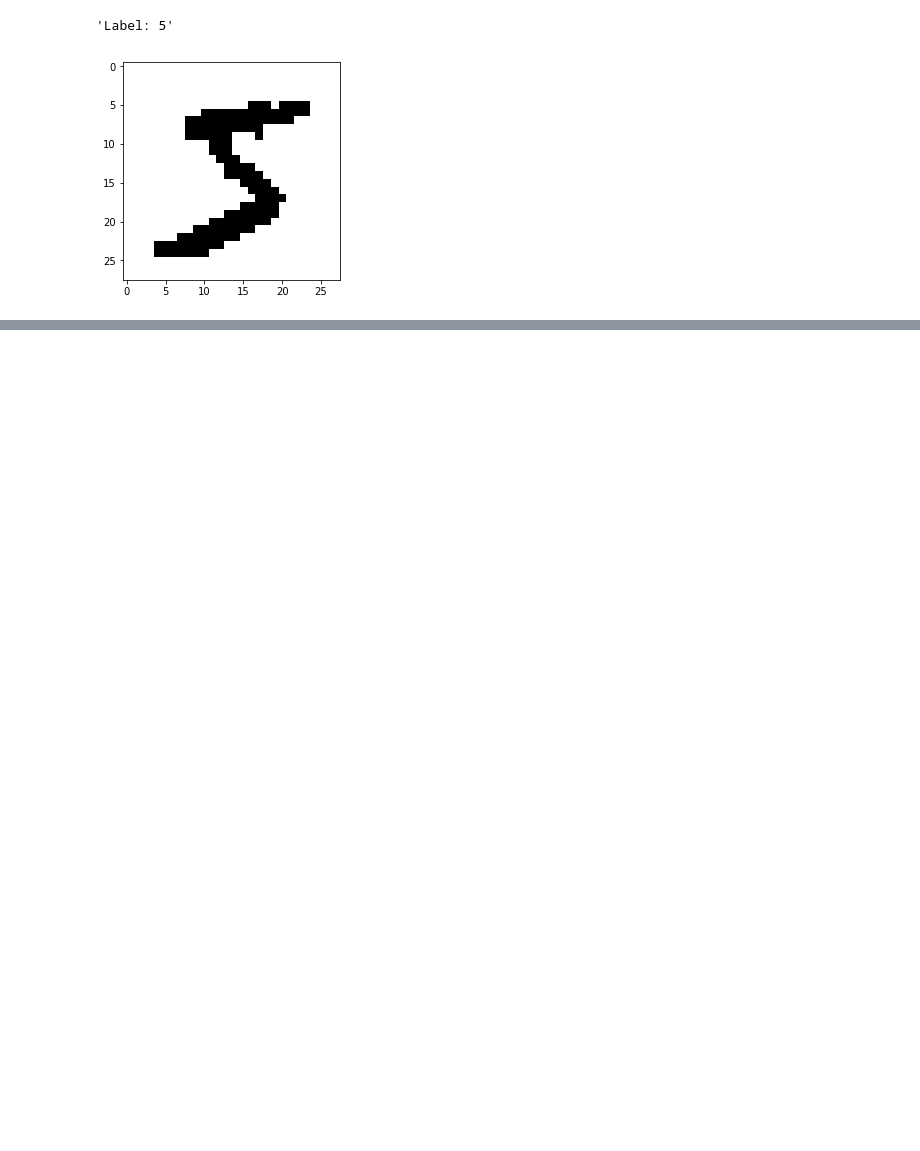
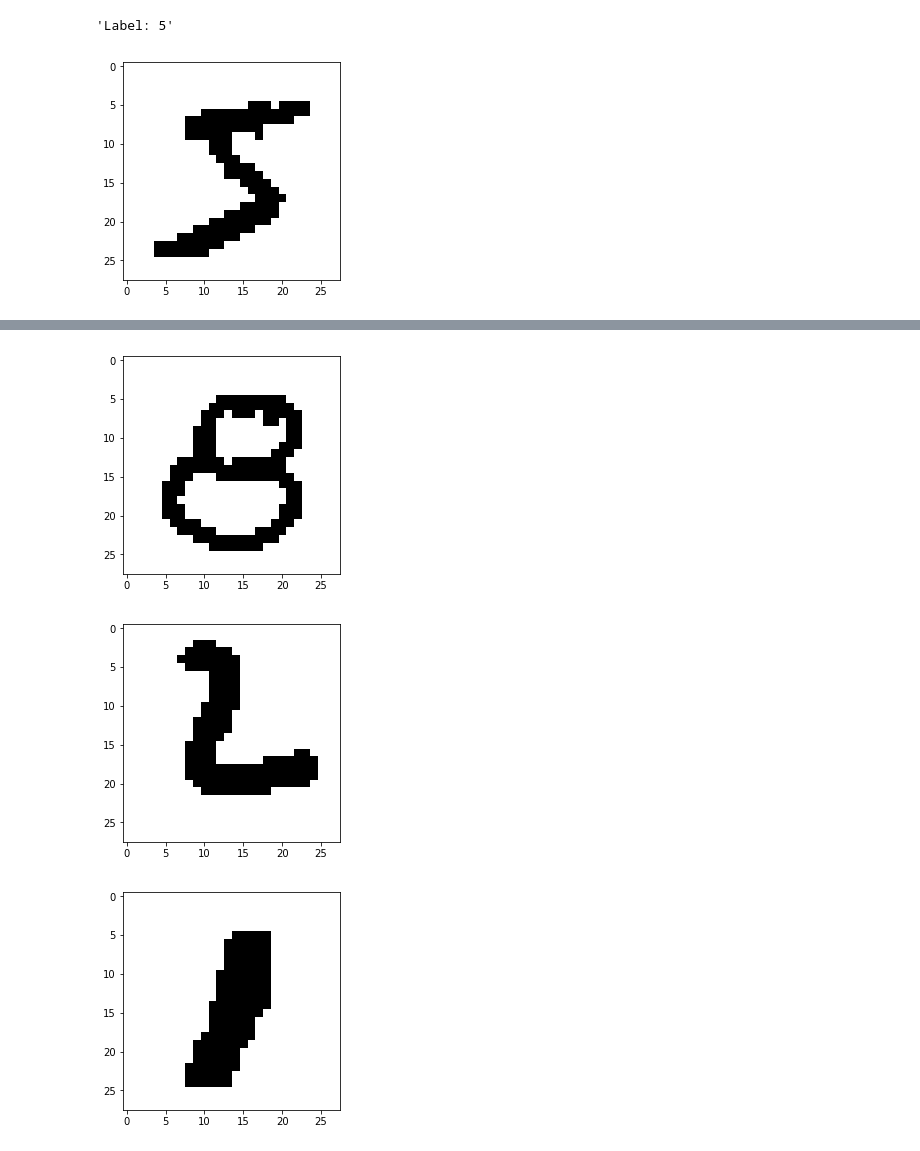
Before and after one commit to Ronan-H/digit-classification, a Jupyter notebook: model.ipynb, the cells around one changed output, grey strips where cells are left out. Drawn from its saved outputs; the diff is of its cells as text; code cells hidden in the pictures; blank space fills up the shorter version.

```diff
--- a/model.ipynb
+++ b/model.ipynb
@@ -121,0 +113,4 @@ plt.bar(nums, wrong_out_label_dist, tick_label=nums)
+# %%
+predictions = model.predict(x_test)
+# same as below because of softmax?
+# probs = model.predict_proba(x_test)
@@ -121,0 +123,9 @@ plt.bar(nums, wrong_out_label_dist, tick_label=nums)
+# %%
+for i in range(3):
+    plt.imshow([255 - i for i in x_test_raw[confidence_sorted[i]]], cmap='gray')
+    plt.show()
+    #"Label: {}".format(y_test_raw[lowest_confidence[i]])
+# %% [output]
+[figure, added]
+[figure, added]
+[figure, added]
```
Also changed, not shown: parts of 10 cells of this notebook.
